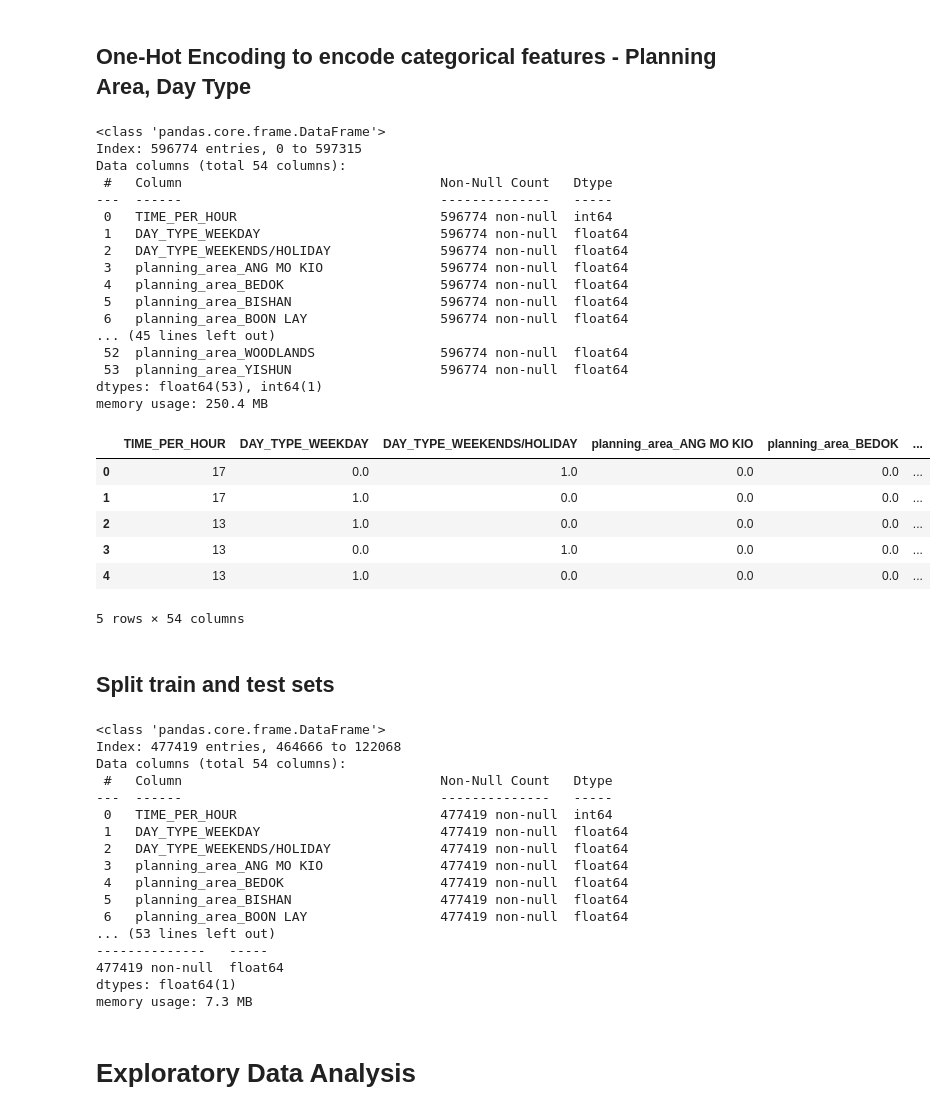
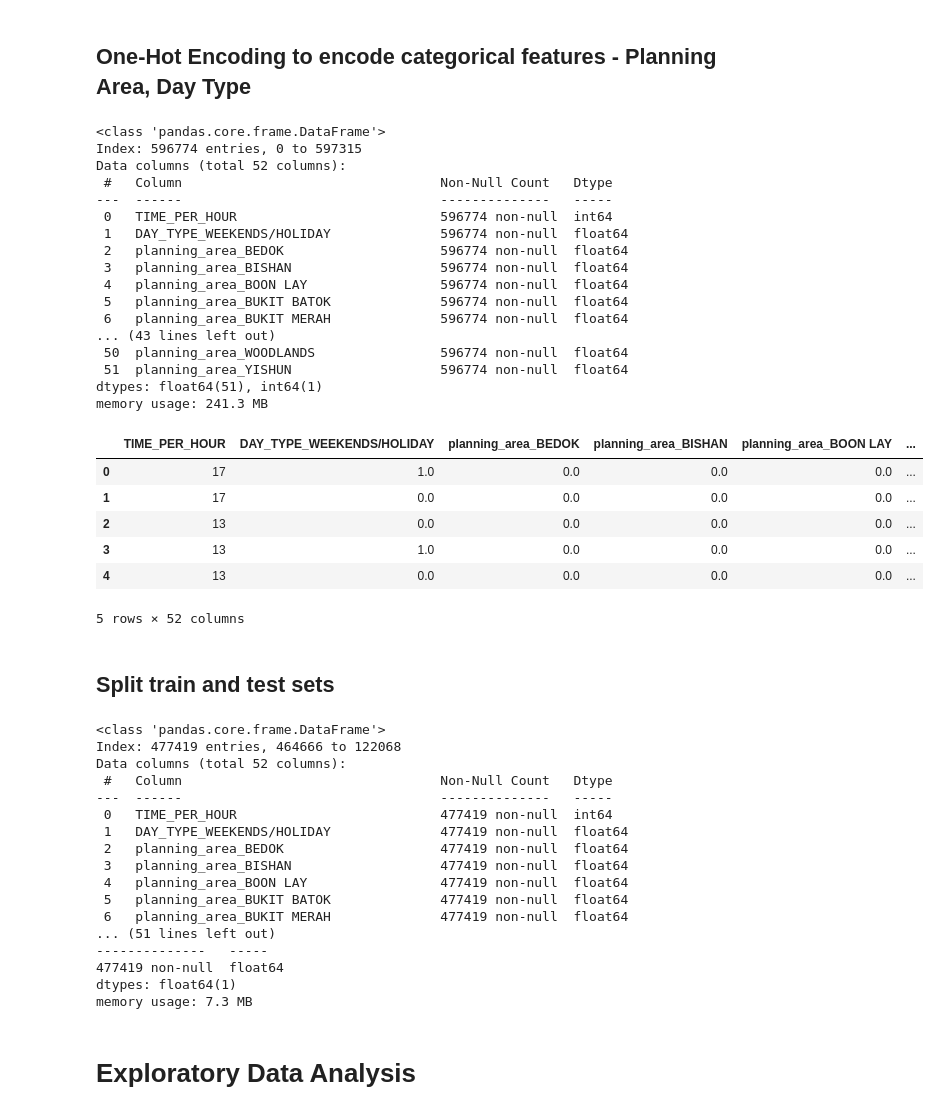
Before and after one commit to carinacwq/Crowd-Prediction-of-Bus-Stops-in-Singapore, a Jupyter notebook: src/CS3244_group_project.ipynb, the cells around one changed output. Saved outputs shown, nothing was run; the diff lists cells and outputs as text; code cells hidden in the pictures.

```diff
--- a/src/CS3244_group_project.ipynb
+++ b/src/CS3244_group_project.ipynb
@@ -220,38 +220,38 @@ merged_df.head()
 # %%
 # Define features and target variable
 X = merged_df[['DAY_TYPE', 'TIME_PER_HOUR', 'planning_area']]
 y = merged_df['avg_volume']
 
 # Perform one-hot encoding for categorical features
 cat_features = ['DAY_TYPE', 'planning_area']
-X_encoded = pd.get_dummies(X, columns=cat_features, dtype=float)
+X_encoded = pd.get_dummies(X, columns=cat_features, drop_first=True, dtype=float)
 X_encoded.info()
 X_encoded.head()
 # %% [output]
 <class 'pandas.core.frame.DataFrame'>
 Index: 596774 entries, 0 to 597315
-Data columns (total 54 columns):
+Data columns (total 52 columns):
  #   Column                                 Non-Null Count   Dtype
 ---  ------                                 --------------   -----
  0   TIME_PER_HOUR                          596774 non-null  int64
- 1   DAY_TYPE_WEEKDAY                       596774 non-null  float64
- 2   DAY_TYPE_WEEKENDS/HOLIDAY              596774 non-null  float64
- 3   planning_area_ANG MO KIO               596774 non-null  float64
- 4   planning_area_BEDOK                    596774 non-null  float64
- 5   planning_area_BISHAN                   596774 non-null  float64
- 6   planning_area_BOON LAY                 596774 non-null  float64
-... (45 lines left out)
- 52  planning_area_WOODLANDS                596774 non-null  float64
- 53  planning_area_YISHUN                   596774 non-null  float64
-dtypes: float64(53), int64(1)
-memory usage: 250.4 MB
+ 1   DAY_TYPE_WEEKENDS/HOLIDAY              596774 non-null  float64
+ 2   planning_area_BEDOK                    596774 non-null  float64
+ 3   planning_area_BISHAN                   596774 non-null  float64
+ 4   planning_area_BOON LAY                 596774 non-null  float64
+ 5   planning_area_BUKIT BATOK              596774 non-null  float64
+ 6   planning_area_BUKIT MERAH              596774 non-null  float64
+... (43 lines left out)
+ 50  planning_area_WOODLANDS                596774 non-null  float64
+ 51  planning_area_YISHUN                   596774 non-null  float64
+dtypes: float64(51), int64(1)
+memory usage: 241.3 MB
-|  | TIME_PER_HOUR | DAY_TYPE_WEEKDAY | DAY_TYPE_WEEKENDS/HOLIDAY | planning_area_ANG MO KIO | planning_area_BEDOK | ... |
-| 0 | 17 | 0.0 | 1.0 | 0.0 | 0.0 | ... |
-| 1 | 17 | 1.0 | 0.0 | 0.0 | 0.0 | ... |
-| 2 | 13 | 1.0 | 0.0 | 0.0 | 0.0 | ... |
-| 3 | 13 | 0.0 | 1.0 | 0.0 | 0.0 | ... |
-| 4 | 13 | 1.0 | 0.0 | 0.0 | 0.0 | ... |
+|  | TIME_PER_HOUR | DAY_TYPE_WEEKENDS/HOLIDAY | planning_area_BEDOK | planning_area_BISHAN | planning_area_BOON LAY | ... |
+| 0 | 17 | 1.0 | 0.0 | 0.0 | 0.0 | ... |
+| 1 | 17 | 0.0 | 0.0 | 0.0 | 0.0 | ... |
+| 2 | 13 | 0.0 | 0.0 | 0.0 | 0.0 | ... |
+| 3 | 13 | 1.0 | 0.0 | 0.0 | 0.0 | ... |
+| 4 | 13 | 0.0 | 0.0 | 0.0 | 0.0 | ... |
-5 rows × 54 columns
+5 rows × 52 columns
 # %% [markdown]
 ## Split train and test sets
 # %%
@@ -263,17 +263,17 @@ y_train.info()
 # %% [output]
 <class 'pandas.core.frame.DataFrame'>
 Index: 477419 entries, 464666 to 122068
-Data columns (total 54 columns):
+Data columns (total 52 columns):
  #   Column                                 Non-Null Count   Dtype
 ---  ------                                 --------------   -----
  0   TIME_PER_HOUR                          477419 non-null  int64
- 1   DAY_TYPE_WEEKDAY                       477419 non-null  float64
- 2   DAY_TYPE_WEEKENDS/HOLIDAY              477419 non-null  float64
- 3   planning_area_ANG MO KIO               477419 non-null  float64
- 4   planning_area_BEDOK                    477419 non-null  float64
- 5   planning_area_BISHAN                   477419 non-null  float64
- 6   planning_area_BOON LAY                 477419 non-null  float64
-... (53 lines left out)
+ 1   DAY_TYPE_WEEKENDS/HOLIDAY              477419 non-null  float64
+ 2   planning_area_BEDOK                    477419 non-null  float64
+ 3   planning_area_BISHAN                   477419 non-null  float64
+ 4   planning_area_BOON LAY                 477419 non-null  float64
+ 5   planning_area_BUKIT BATOK              477419 non-null  float64
+ 6   planning_area_BUKIT MERAH              477419 non-null  float64
+... (51 lines left out)
 --------------   -----
 477419 non-null  float64
 dtypes: float64(1)
```
Also changed, not shown: parts of 11 cells of this notebook.
